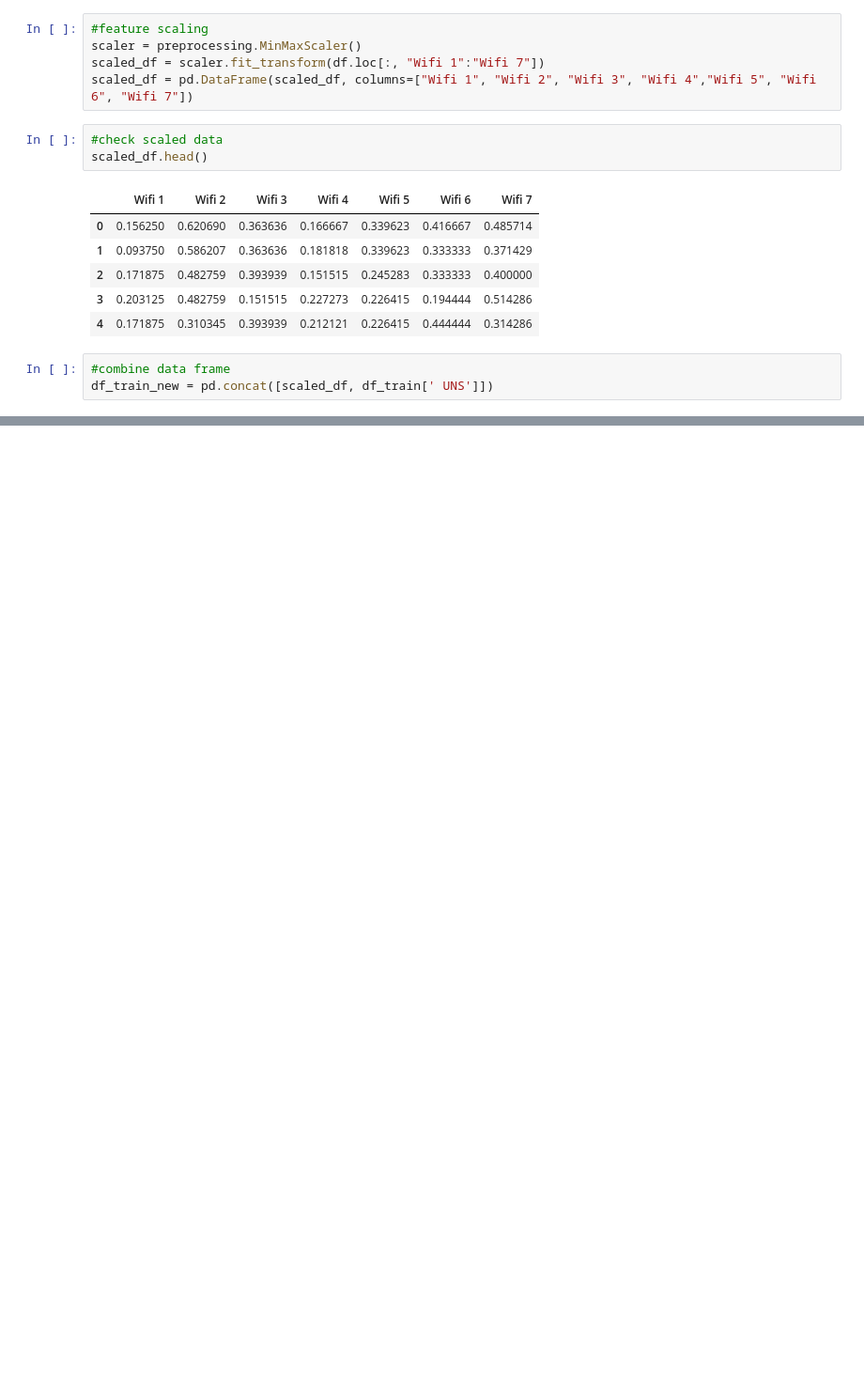
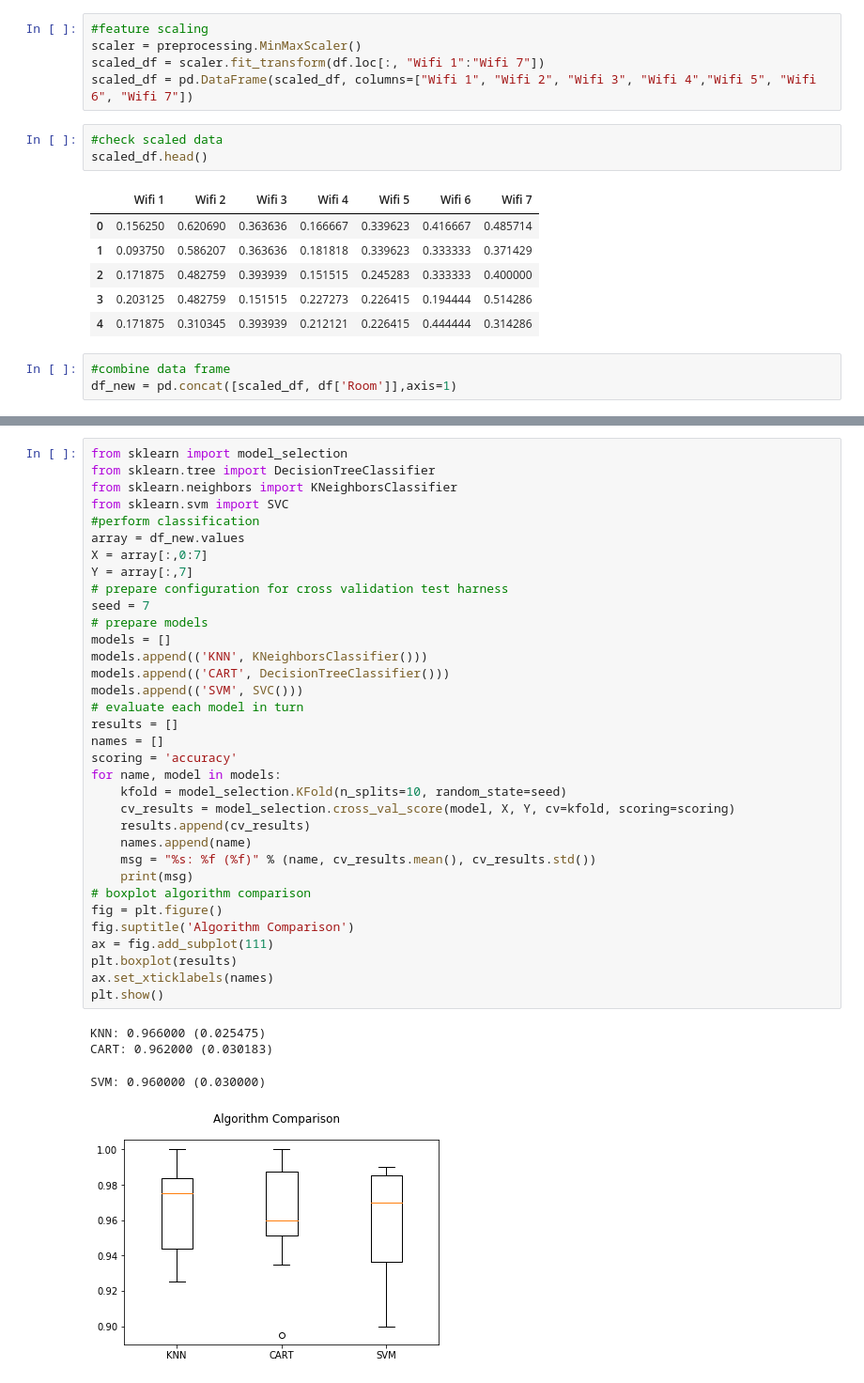
Before and after one commit to edimaudo/Python-projects, a Jupyter notebook: portfolio/wireless_strength/wifi_strength.ipynb, the cells around one changed output, grey strips where cells are left out. Shown at 94% size. Saved outputs shown, nothing was run; the diff lists cells and outputs as text; blank space fills up the shorter version.

```diff
--- a/portfolio/wireless_strength/wifi_strength.ipynb
+++ b/portfolio/wireless_strength/wifi_strength.ipynb
@@ -57,4 +57,4 @@ scaled_df.head()
 | 4 | 0.171875 | 0.310345 | 0.393939 | 0.212121 | 0.226415 | 0.444444 | 0.314286 |
 # %%
 #combine data frame
-df_train_new = pd.concat([scaled_df, df_train[' UNS']])
+df_new = pd.concat([scaled_df, df['Room']],axis=1)
@@ -60,0 +85,39 @@ df_train_new = pd.concat([scaled_df, df_train[' UNS']])
+# %%
+from sklearn import model_selection
+from sklearn.tree import DecisionTreeClassifier
+from sklearn.neighbors import KNeighborsClassifier
+from sklearn.svm import SVC
+#perform classification
+array = df_new.values
+X = array[:,0:7]
+Y = array[:,7]
+# prepare configuration for cross validation test harness
+seed = 7
+# prepare models
+models = []
+models.append(('KNN', KNeighborsClassifier()))
+models.append(('CART', DecisionTreeClassifier()))
+models.append(('SVM', SVC()))
+# evaluate each model in turn
+results = []
+names = []
+scoring = 'accuracy'
+for name, model in models:
+	kfold = model_selection.KFold(n_splits=10, random_state=seed)
+	cv_results = model_selection.cross_val_score(model, X, Y, cv=kfold, scoring=scoring)
+	results.append(cv_results)
+	names.append(name)
+	msg = "%s: %f (%f)" % (name, cv_results.mean(), cv_results.std())
+	print(msg)
+# boxplot algorithm comparison
+fig = plt.figure()
+fig.suptitle('Algorithm Comparison')
+ax = fig.add_subplot(111)
+plt.boxplot(results)
+ax.set_xticklabels(names)
+plt.show()
+# %% [output]
+KNN: 0.966000 (0.025475)
+CART: 0.962000 (0.030183)
+SVM: 0.960000 (0.030000)
+[figure, added]
```
Also changed, not shown: parts of 6 cells of this notebook.
